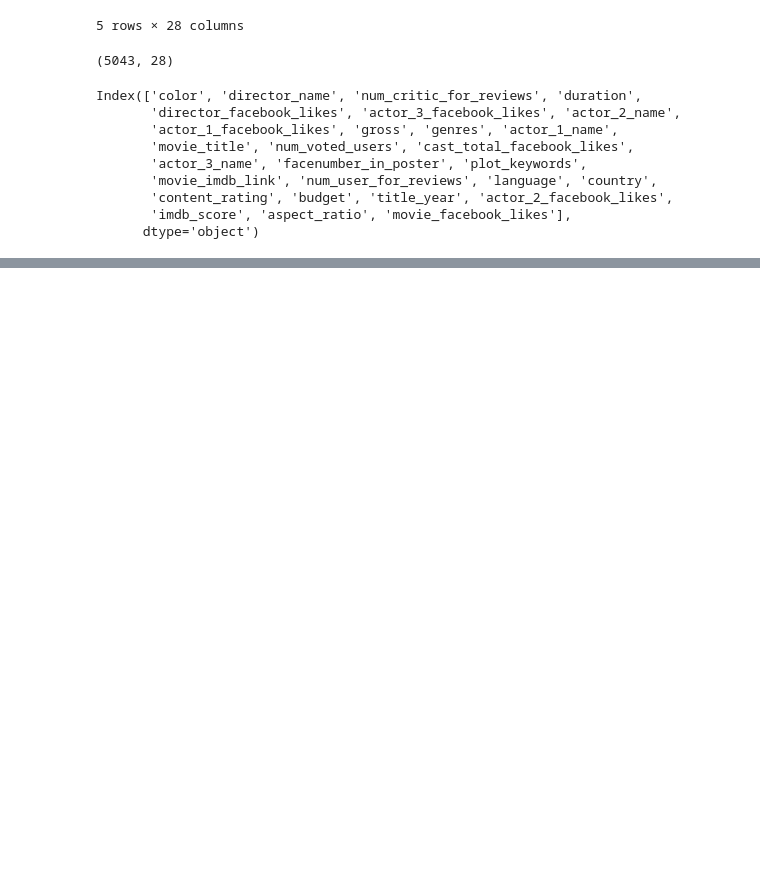
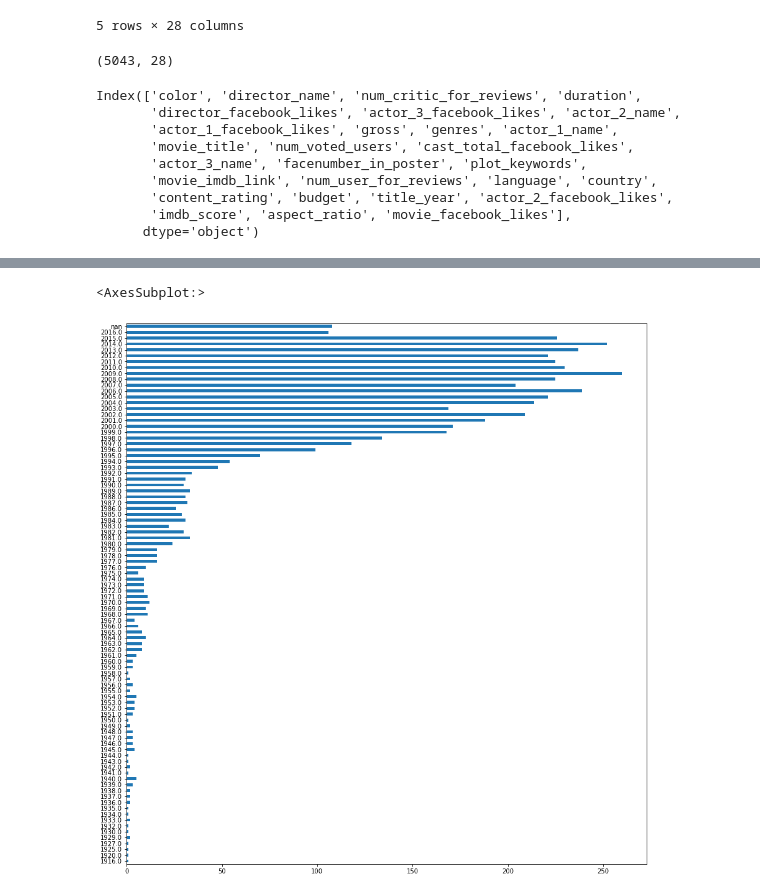
Before and after one commit to nilupulmanodya/machine-learning-projects, a Jupyter notebook: movie recomendation system/Data preprocessing 1.ipynb, the cells around one changed output, grey strips where cells are left out. Drawn from its saved outputs; the diff is of its cells as text; code cells hidden in the pictures; blank space fills up the shorter version.

```diff
--- a/movie recomendation system/Data preprocessing 1.ipynb
+++ b/movie recomendation system/Data preprocessing 1.ipynb
@@ -32,0 +53,5 @@ df.unique*()
+# %%
+df.title_year.value_counts(dropna=False).sort_index().plot(kind='barh',figsize=(15,16))
+# %% [output]
+<AxesSubplot:>
+[figure, added]
```
Also changed, not shown: parts of 18 cells of this notebook, 2 other files.
